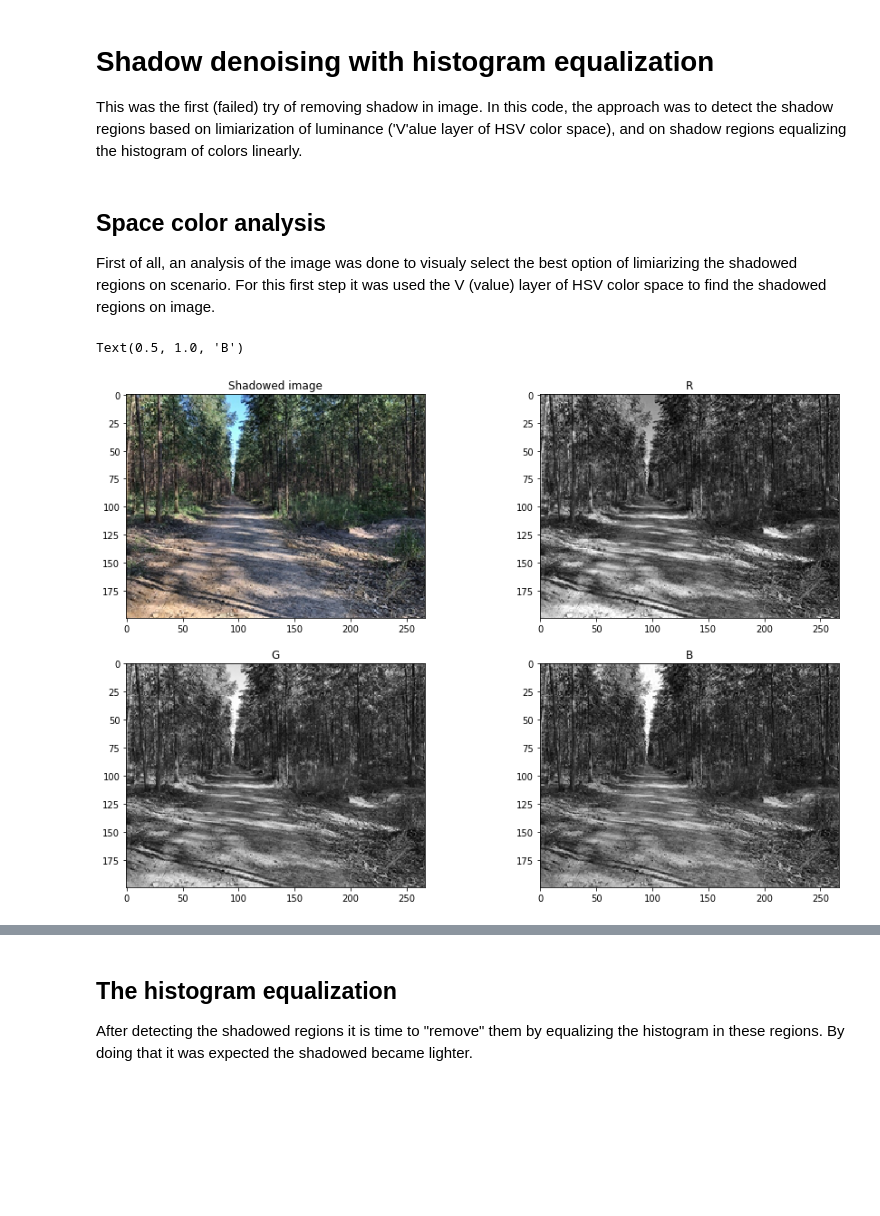
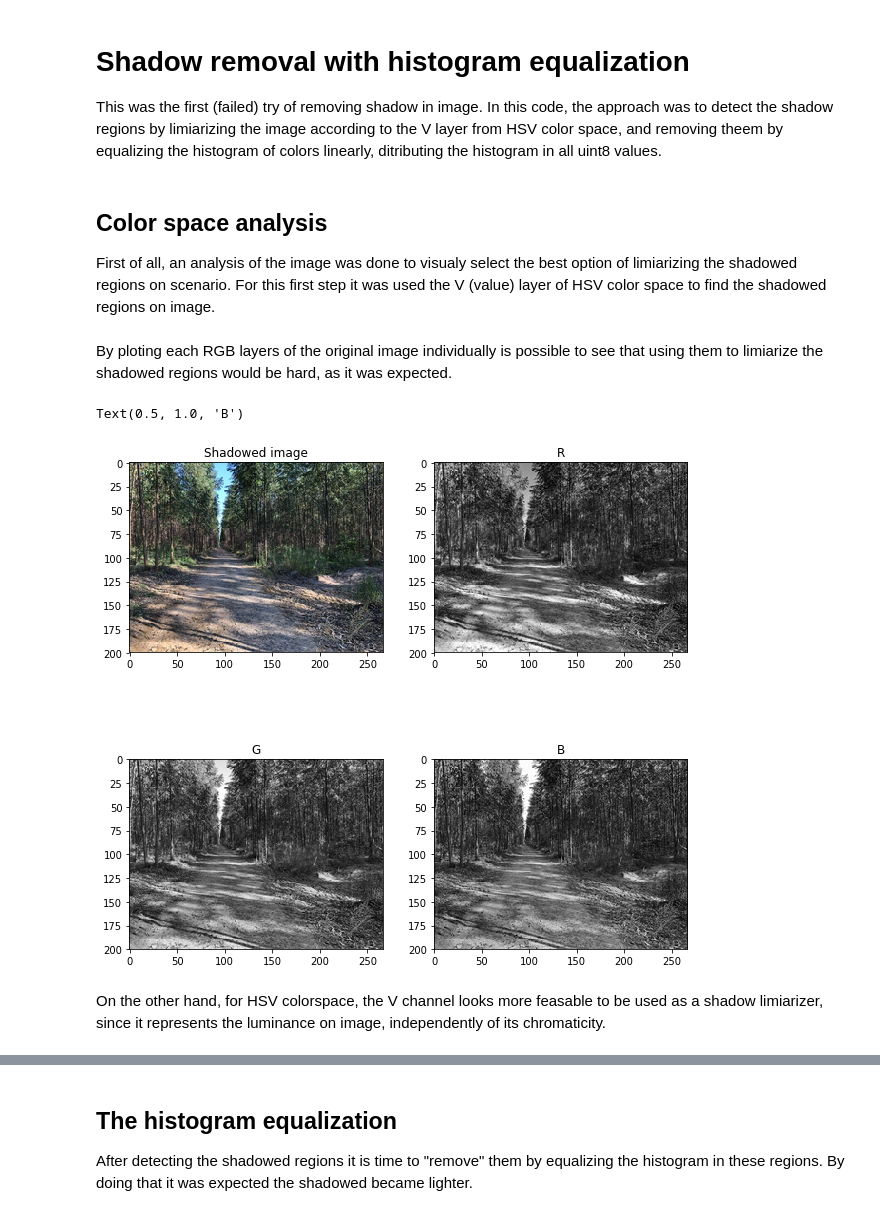
Before and after one commit to horitahiroshi/shadow-denoising, a Jupyter notebook: notebook/1stTry.ipynb, the cells around one changed output, grey strips where cells are left out. Drawn from its saved outputs; the diff is of its cells as text; code cells hidden in the pictures; blank space fills up the shorter version.

```diff
--- a/notebook/1stTry.ipynb
+++ b/notebook/1stTry.ipynb
@@ -1,9 +1,9 @@
 # %% [markdown]
-# Shadow denoising with histogram equalization
+# Shadow removal with histogram equalization
 This was the first (failed) try of removing shadow in image.
-In this code, the approach was to detect the shadow regions based on limiarization of luminance ('V'alue layer of HSV color space), and on shadow regions equalizing the histogram of colors linearly.
+In this code, the approach was to detect the shadow regions by limiarizing the image according to the V layer from HSV color space, and removing theem by equalizing the histogram of colors linearly, ditributing the histogram in all uint8 values.
 # %% [markdown]
-## Space color analysis
+## Color space analysis
 First of all, an analysis of the image was done to visualy select the best option of limiarizing the shadowed regions on scenario.
 For this first step it was used the V (value) layer of HSV color space to find the shadowed regions on image.
 # %%
@@ -36,15 +36,19 @@ def range_adjustment(img,minvalue=0,maxvalue=255):
                 img_u8[x,y] = ((img[x,y]-currmin)*(maxvalue - minvalue)//(currmax - currmin)) + minvalue
 
     return img_u8
+# %% [markdown]
+By ploting each RGB layers of the original image individually is possible to see that using them to limiarize the shadowed regions would be hard, as it was expected.
 # %%
 I = imageio.imread("../images/shadow5.jpg")
-plt.figure(figsize=(15,10))
+plt.figure(figsize=(10,10))
 plt.subplot(221); plt.imshow(I); plt.title("Shadowed image")
 plt.subplot(222); plt.imshow(I[:,:,0],cmap='gray'); plt.title("R")
 plt.subplot(223); plt.imshow(I[:,:,1],cmap='gray'); plt.title("G")
 plt.subplot(224); plt.imshow(I[:,:,2],cmap='gray'); plt.title("B")
 # %% [output]
 Text(0.5, 1.0, 'B')
-[figure, old version]
+[figure, new version]
+# %% [markdown]
+On the other hand, for HSV colorspace, the V channel looks more feasable to be used as a shadow limiarizer, since it represents the luminance on image, independently of its chromaticity.
 # %%
 I_hsv = mpl.colors.rgb_to_hsv(I)
```
Also changed, not shown: parts of 11 cells of this notebook, 4 other files.
